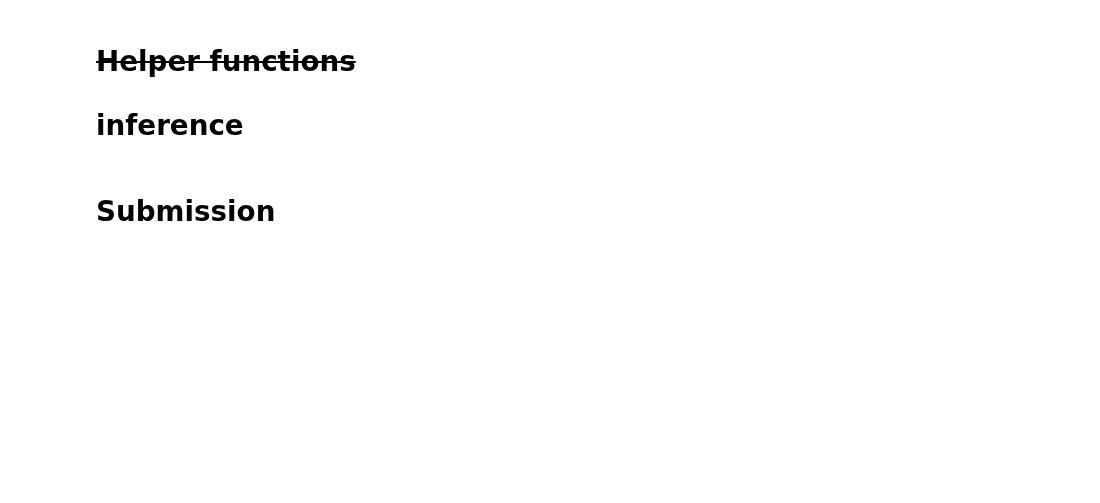
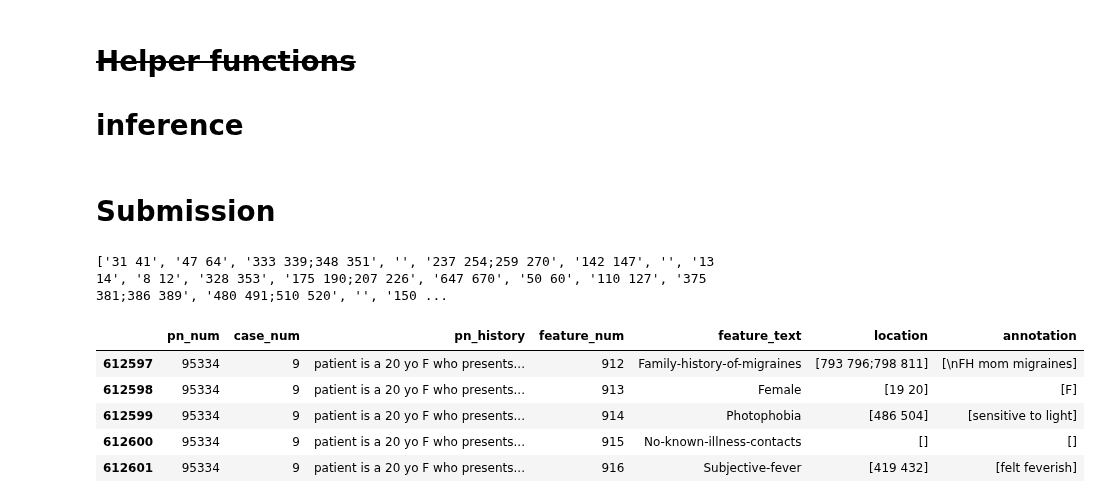
Before and after one commit to riow1983/nbme-score-clinical-patient-notes, a Jupyter notebook: notebooks/nb002i-token-classifier.ipynb, the cells around one changed output. Cells and saved outputs as stored; diff of their text form; code cells hidden in the pictures; blank space fills up the shorter version.

```diff
--- a/notebooks/nb002i-token-classifier.ipynb
+++ b/notebooks/nb002i-token-classifier.ipynb
@@ -66,7 +87,7 @@ class CFG:
     # min_lr=1e-6
     # eps=1e-6
     # betas=(0.9, 0.999)
-    batch_size=32
+    batch_size=64
     fc_dropout=0.2
     max_len=354 # equals to your oof's left-most column name + 1
     # weight_decay=0.01
@@ -76,6 +97,7 @@ class CFG:
     n_fold=5
     trn_fold=[0, 1, 2, 3, 4]
     # train=True
+    num_subset=2 #@{-1,0,1,2}
 
 # if CFG.debug:
 #     CFG.epochs = 2
@@ -670,0 +697,8 @@ if CFG.pseudo:
+# %%
+if CFG.num_subset != -1:
+    print('Taking subset of test data...')
+    unit_length = len(test) // 3
+    if CFG.num_subset != 2:
+        test = test.iloc[CFG.num_subset*unit_length:(CFG.num_subset+1)*unit_length, :].copy()
+    else:
+        test = test.iloc[CFG.num_subset*unit_length:, :].copy()
@@ -1295,19 +1331,30 @@ def rubric_retriever(location: List[List[Tuple]], pn_history: str) -> List[str]:
 # %%
 results = get_results(predictions, th=best_th)
 print(results)
 if CFG.pseudo:
     test['location'] = results
     test['location'] = test['location'].apply(lambda x: [x] if x==x else [])
     test['location_'] = test['location'].apply(lambda x: mapper(x))
     test["annotation"] = test.apply(lambda x: rubric_retriever(x["location_"], x["pn_history"]), axis=1)
     test.drop("location_", axis=1, inplace=True)
     display(test.tail())
     segment = CFG.wandbname.split("-")[-1]
-    test.to_csv(OUTPUT_DIR+f'test_{segment}.csv', index=False)
+    if CFG.num_subset == -1:
+        test.to_csv(OUTPUT_DIR+f'test_{segment}.csv', index=False)
+    else:
+        test.to_csv(OUTPUT_DIR+f'test_{segment}_sub{CFG.num_subset}.csv', index=False)
 else:
     submission['location'] = results
     display(submission.head())
     submission[['id', 'location']].to_csv(OUTPUT_DIR+'submission.csv', index=False)
+# %% [output]
+['31 41', '47 64', '333 339;348 351', '', '237 254;259 270', '142 147', '', '13 14', '8 12', '328 353', '175 190;207 226', '647 670', '50 60', '110 127', '375 381;386 389', '480 491;510 520', '', '150 ...
+|  | pn_num | case_num | pn_history | feature_num | feature_text | location | annotation |
+| 612597 | 95334 | 9 | patient is a 20 yo F who presents... | 912 | Family-history-of-migraines | [793 796;798 811] | [\nFH mom migraines] |
+| 612598 | 95334 | 9 | patient is a 20 yo F who presents... | 913 | Female | [19 20] | [F] |
+| 612599 | 95334 | 9 | patient is a 20 yo F who presents... | 914 | Photophobia | [486 504] | [sensitive to light] |
+| 612600 | 95334 | 9 | patient is a 20 yo F who presents... | 915 | No-known-illness-contacts | [] | [] |
+| 612601 | 95334 | 9 | patient is a 20 yo F who presents... | 916 | Subjective-fever | [419 432] | [felt feverish] |
 # %%
 # test = pd.read_csv(OUTPUT_DIR+'test.csv')
 # test
```
Also changed, not shown: parts of 7 cells of this notebook.
